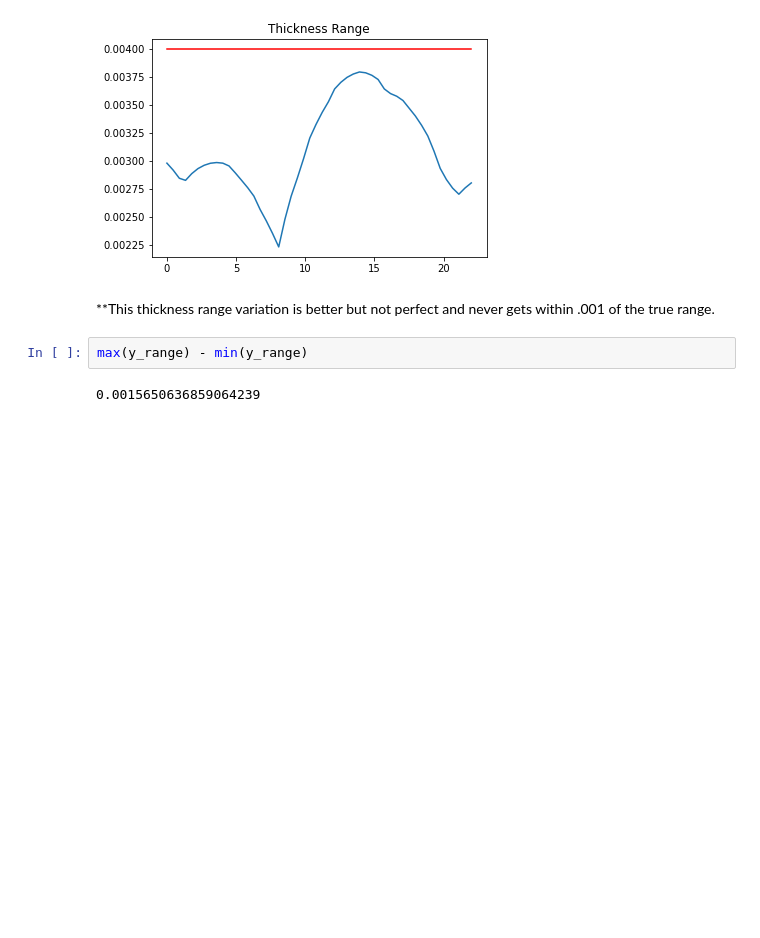
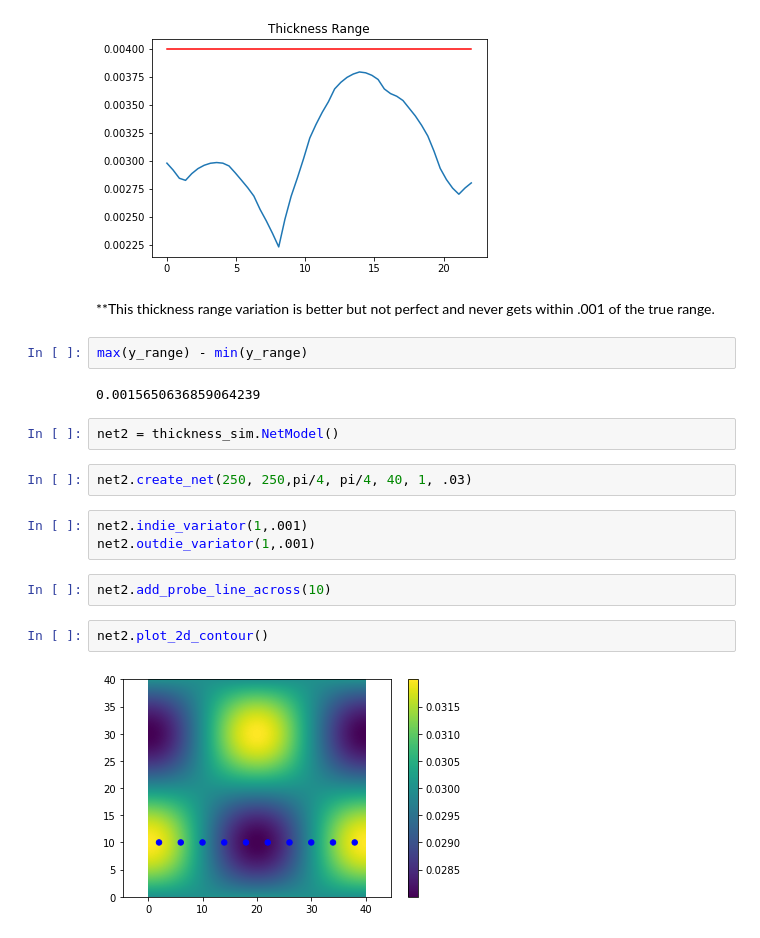
Before and after one commit to rnewcome/thickness_sim, a Jupyter notebook: avg_range_test.ipynb, the cells around one changed output. Drawn from its saved outputs; the diff is of its cells as text; blank space fills up the shorter version.

```diff
--- a/avg_range_test.ipynb
+++ b/avg_range_test.ipynb
@@ -258,3 +262,16 @@ Canvas(toolbar=Toolbar(toolitems=[('Home', 'Reset original view', 'home', 'home'
 max(y_range) - min(y_range)
 # %% [output]
 0.0015650636859064239
+# %%
+net2 = thickness_sim.NetModel()
+# %%
+net2.create_net(250, 250,pi/4, pi/4, 40, 1, .03)
+# %%
+net2.indie_variator(1,.001)
+net2.outdie_variator(1,.001)
+# %%
+net2.add_probe_line_across(10)
+# %%
+net2.plot_2d_contour()
+# %% [output]
+[figure, added]
```
Also changed, not shown: parts of 19 cells of this notebook, 1 other file.
